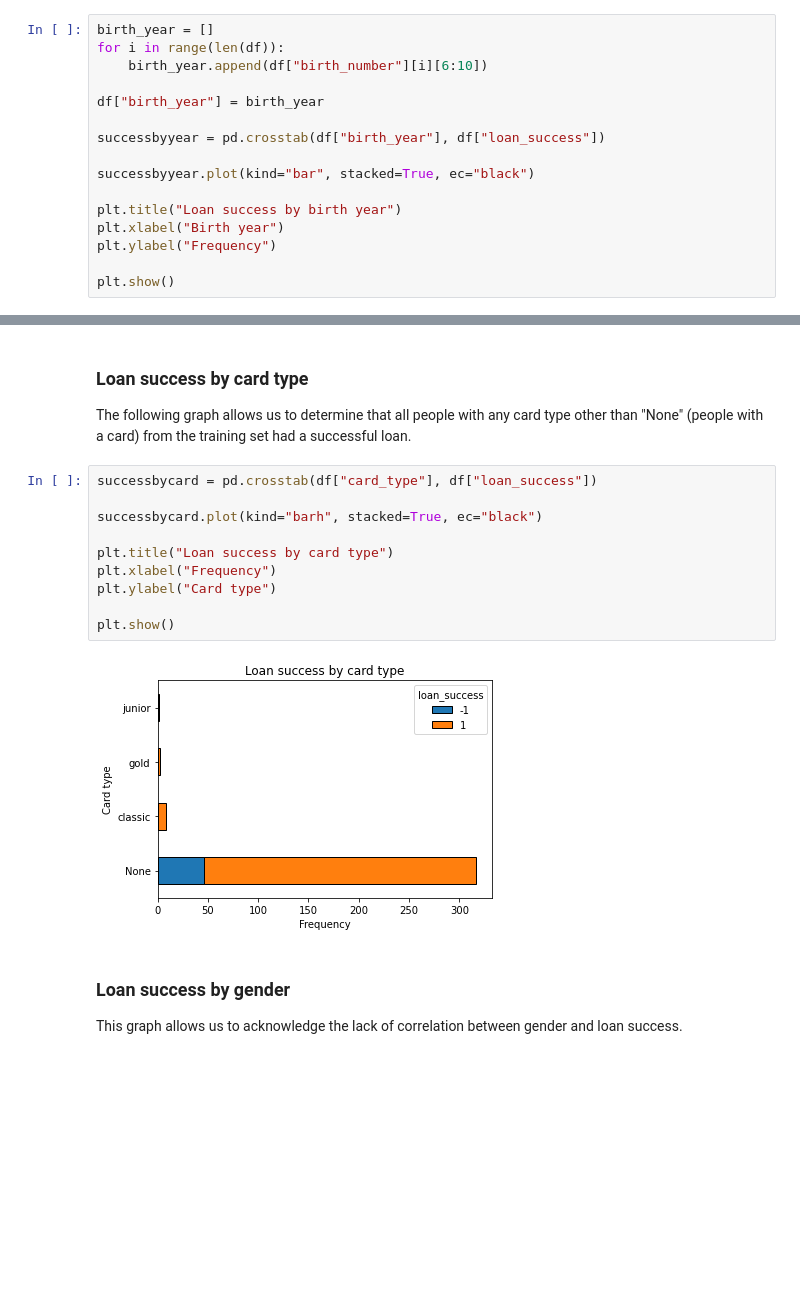
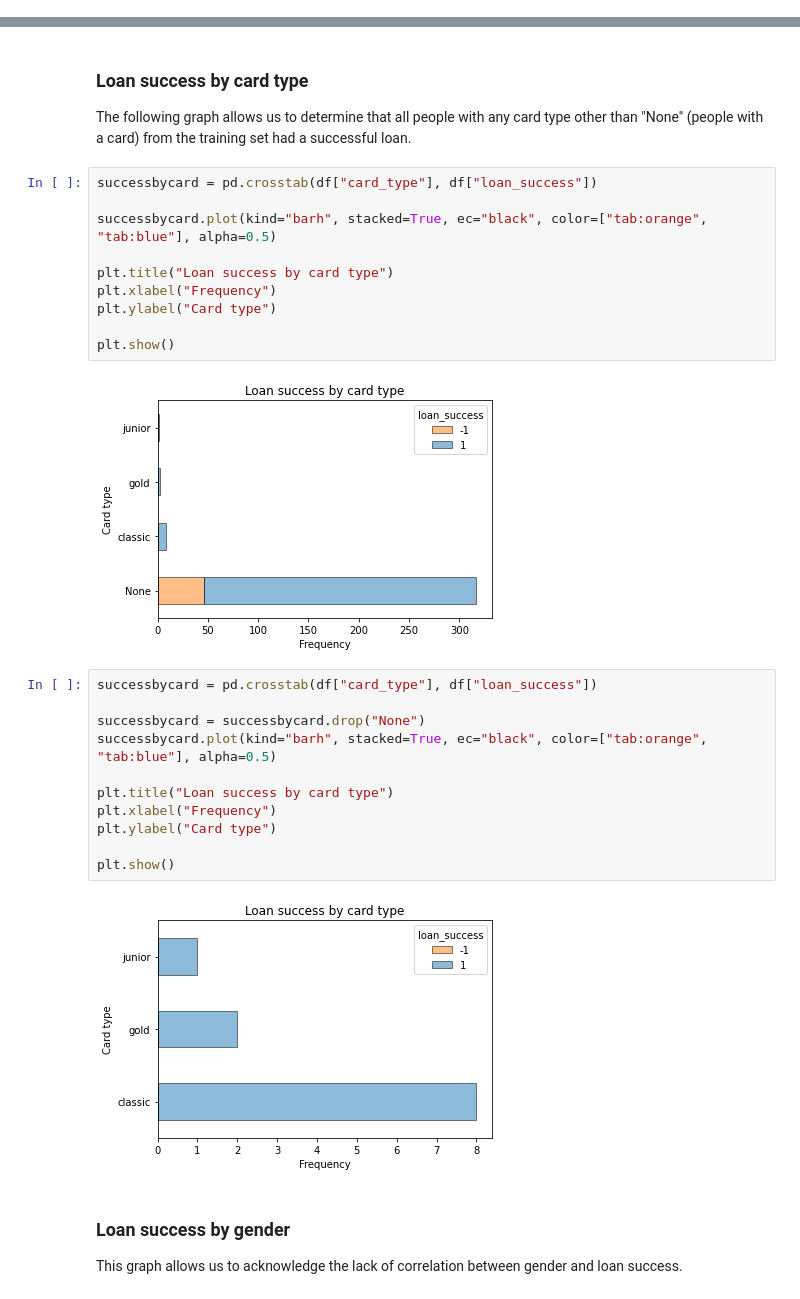
Before and after one commit to biam05/ac-feup, a Jupyter notebook: jupyters/graphs.ipynb, the cells around one changed output, grey strips where cells are left out. Saved outputs shown, nothing was run; the diff lists cells and outputs as text; blank space fills up the shorter version.

Commit message:
Recover: graphs

```diff
--- a/jupyters/graphs.ipynb
+++ b/jupyters/graphs.ipynb
@@ -48,19 +55,3 @@ plt.show()
 ### Loan success by birth year
 
 The following graph shows that there isn't a direct correlation between the birth year and the loan success.
-# %%
-birth_year = []
-for i in range(len(df)):
-    birth_year.append(df["birth_number"][i][6:10])
-
-df["birth_year"] = birth_year
-
-successbyyear = pd.crosstab(df["birth_year"], df["loan_success"])
-
-successbyyear.plot(kind="bar", stacked=True, ec="black")
-
-plt.title("Loan success by birth year")
-plt.xlabel("Birth year")
-plt.ylabel("Frequency")
-
-plt.show()
@@ -89,15 +98,28 @@ The following graph allows us to determine that all people with any card type ot
 # %%
 successbycard = pd.crosstab(df["card_type"], df["loan_success"])
 
-successbycard.plot(kind="barh", stacked=True, ec="black")
+successbycard.plot(kind="barh", stacked=True, ec="black", color=["tab:orange", "tab:blue"], alpha=0.5)
 
 plt.title("Loan success by card type")
 plt.xlabel("Frequency")
 plt.ylabel("Card type")
 
 plt.show()
 # %% [output]
-[figure, old version]
+[figure, new version]
+# %%
+successbycard = pd.crosstab(df["card_type"], df["loan_success"])
+
+successbycard = successbycard.drop("None")
+successbycard.plot(kind="barh", stacked=True, ec="black", color=["tab:orange", "tab:blue"], alpha=0.5)
+
+plt.title("Loan success by card type")
+plt.xlabel("Frequency")
+plt.ylabel("Card type")
+
+plt.show()
+# %% [output]
+[figure, added]
 # %% [markdown]
 ### Loan success by gender
 
```
Also changed, not shown: parts of 10 cells of this notebook.
